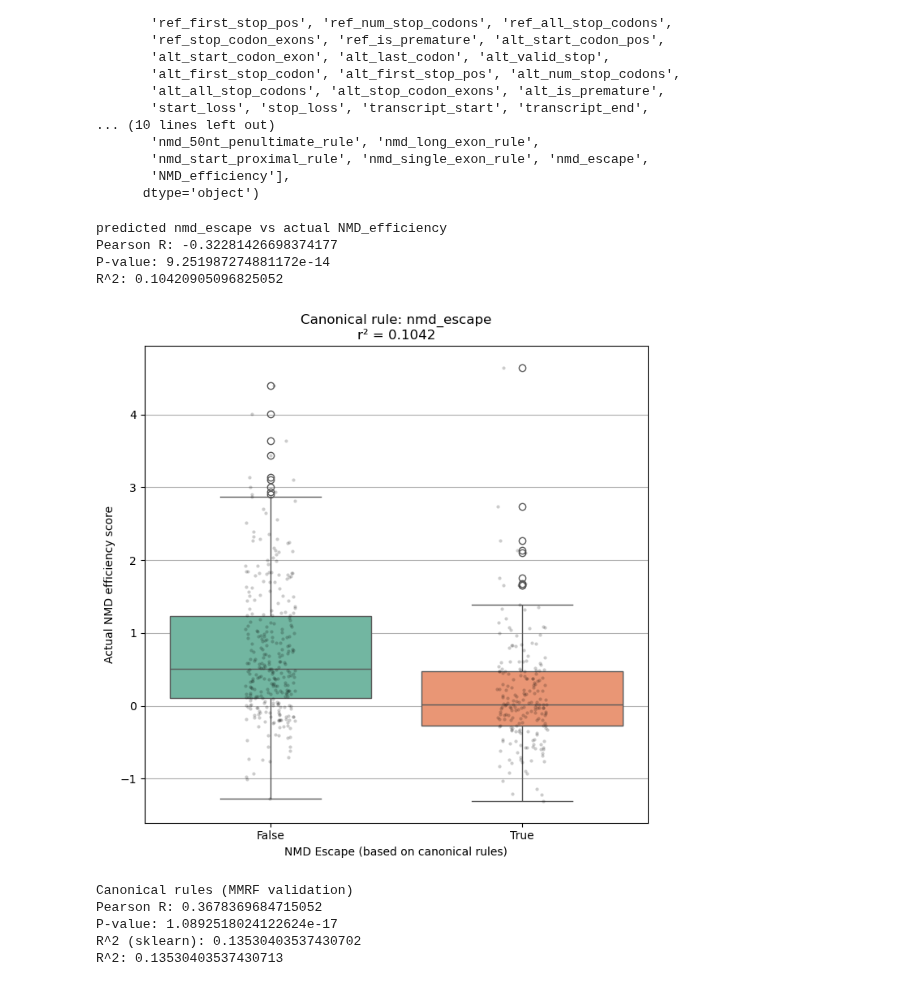
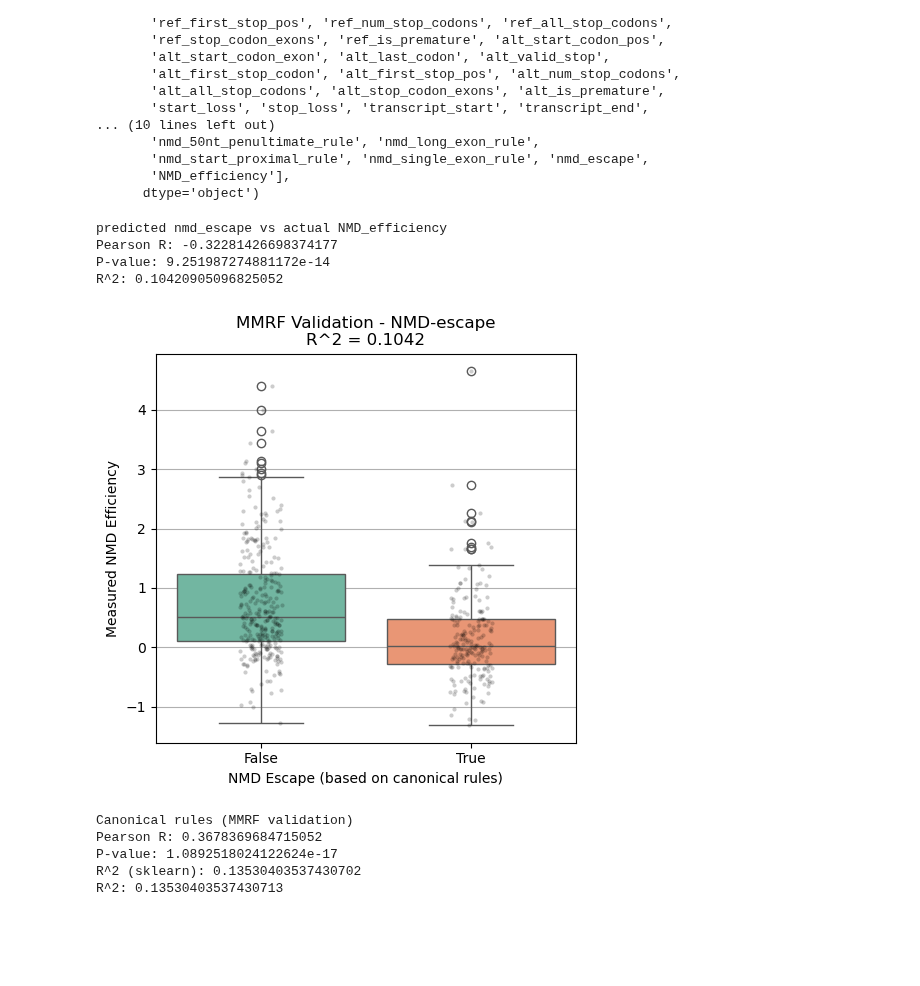
Before and after one commit to gagneurlab/NMD-Scanner, a Jupyter notebook: scripts/train.ipynb, the cells around one changed output. Drawn from its saved outputs; the diff is of its cells as text; code cells hidden in the pictures; blank space fills up the shorter version.

```diff
--- a/scripts/train.ipynb
+++ b/scripts/train.ipynb
@@ -2519,37 +2519,37 @@ Index(['transcript_id', 'variant_id', 'ref_cds_start', 'ref_cds_stop',
 # %%
 import seaborn as sns
 import numpy as np
 from scipy import stats
 
 # Data
 x = df_filtered['nmd_escape'].astype(int)  # False = 0, True = 1
 y = df_filtered['NMD_efficiency'] # actual NMD efficiency scores
 
 # Pearson correlation (point-biserial)
 c, p = stats.pearsonr(x, y)
 print("predicted nmd_escape vs actual NMD_efficiency")
 print("Pearson R:", c)
 print("P-value:", p)
 print("R^2:", np.square(c))
 
 
-plt.figure(figsize=(7, 7))
+plt.figure(figsize=(5, 5))
 
 sns.boxplot(data=df_filtered, x="nmd_escape", y="NMD_efficiency", hue="nmd_escape", palette="Set2", legend=False)
 sns.stripplot(data=df_filtered, x="nmd_escape", y="NMD_efficiency", color="black", alpha=0.2, jitter=True, size=3)
 
 plt.xlabel("NMD Escape (based on canonical rules)")
-plt.ylabel("Actual NMD efficiency score")
-plt.title(f"Canonical rule: nmd_escape\nr² = {np.square(c):.4f}")
+plt.ylabel("Measured NMD Efficiency")
+plt.title(f"MMRF Validation - NMD-escape\nR^2 = {np.square(c):.4f}")
 plt.grid(True, axis='y')
 plt.tight_layout()
 plt.show()
 # %% [output]
 predicted nmd_escape vs actual NMD_efficiency
 Pearson R: -0.32281426698374177
 P-value: 9.251987274881172e-14
 R^2: 0.10420905096825052
-[figure, old version]
+[figure, new version]
 # %%
 Scatterplot of table: actual and canonical nmd rule yes or no
 column nmd-escape yes or no from NMD-Scanner --> use this column
```
Also changed, not shown: parts of 3 cells of this notebook.
